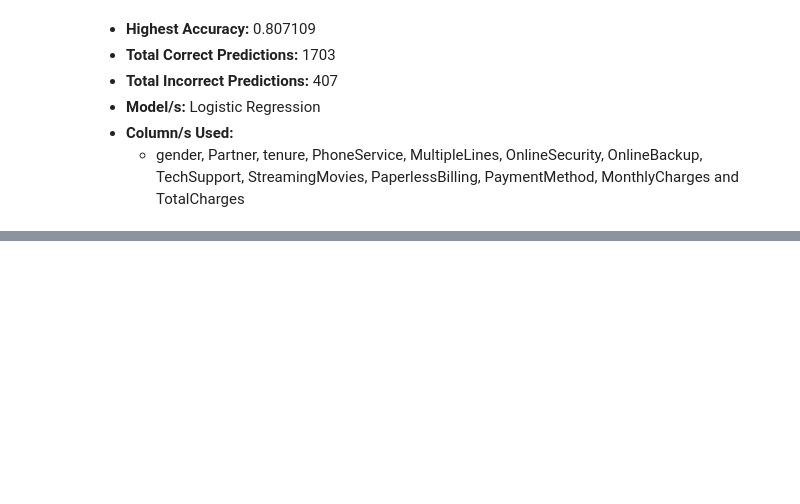
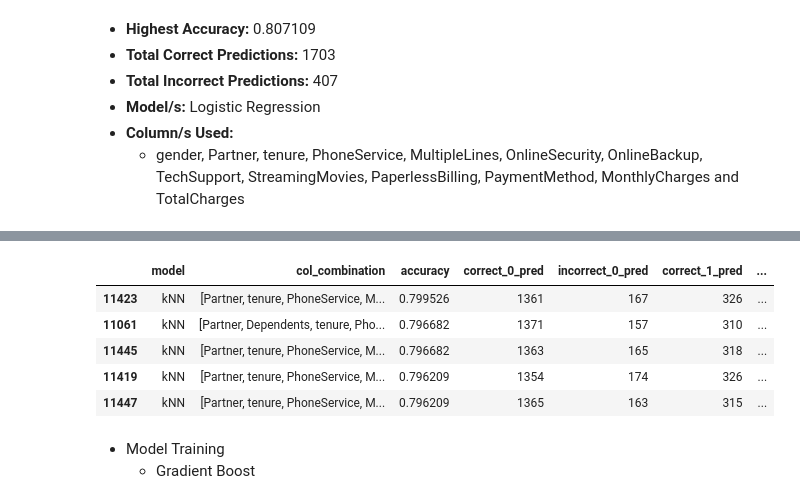
Before and after one commit to HarshTanwar001/Churn-Analysis, a Jupyter notebook: Churn_Analysis.ipynb, the cells around one changed output, grey strips where cells are left out. Saved outputs shown, nothing was run; the diff lists cells and outputs as text; code cells hidden in the pictures; blank space fills up the shorter version.

```diff
--- a/Churn_Analysis.ipynb
+++ b/Churn_Analysis.ipynb
@@ -2265,0 +2311,12 @@ data_13_comb.sort_values(by='accuracy', ascending=False).head()
+# %%
+data_14_comb.sort_values(by='accuracy', ascending=False).head()
+# %% [output]
+|  | model | col_combination | accuracy | correct_0_pred | incorrect_0_pred | correct_1_pred | ... |
+| 11423 | kNN | [Partner, tenure, PhoneService, M... | 0.799526 | 1361 | 167 | 326 | ... |
+| 11061 | kNN | [Partner, Dependents, tenure, Pho... | 0.796682 | 1371 | 157 | 310 | ... |
+| 11445 | kNN | [Partner, tenure, PhoneService, M... | 0.796682 | 1363 | 165 | 318 | ... |
+| 11419 | kNN | [Partner, tenure, PhoneService, M... | 0.796209 | 1354 | 174 | 326 | ... |
+| 11447 | kNN | [Partner, tenure, PhoneService, M... | 0.796209 | 1365 | 163 | 315 | ... |
+# %% [markdown]
+- Model Training
+    - Gradient Boost
```
Also changed, not shown: parts of 30 cells of this notebook.
